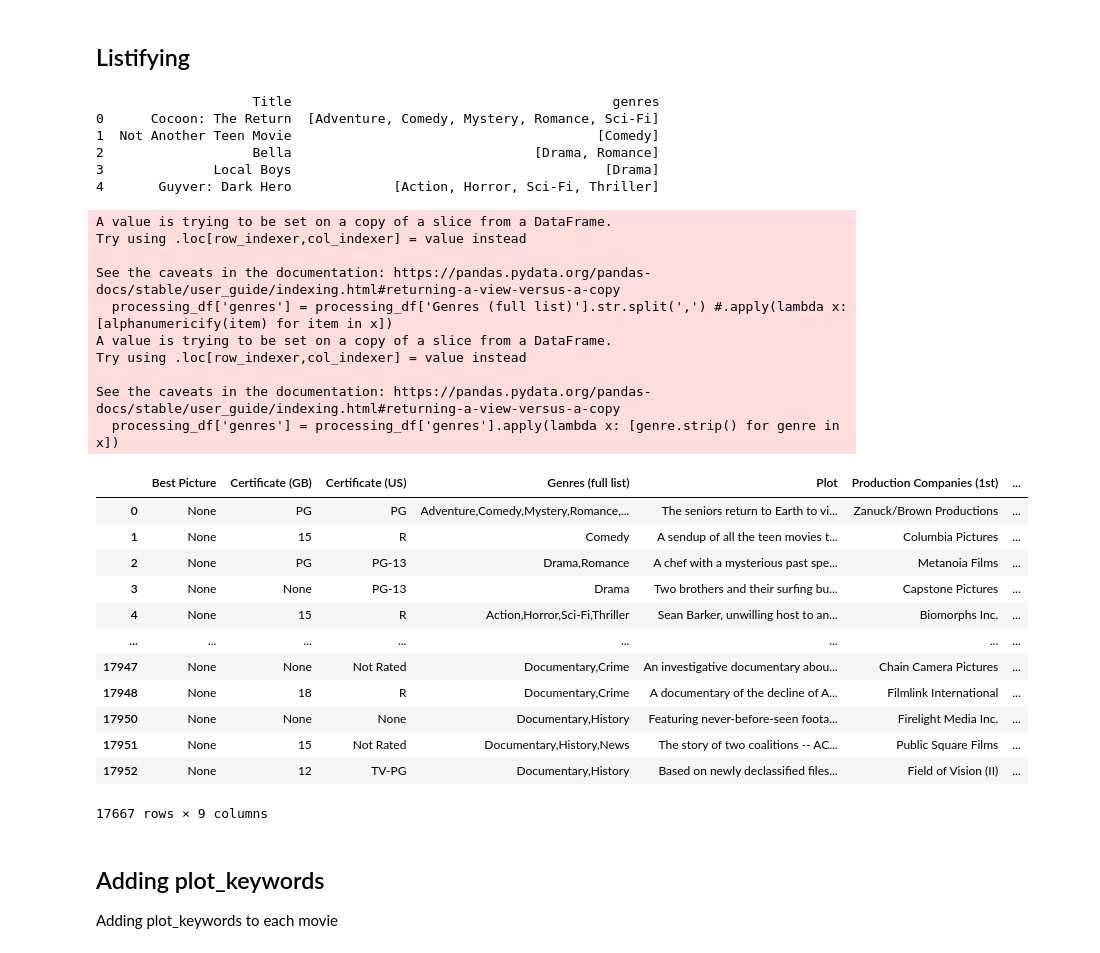
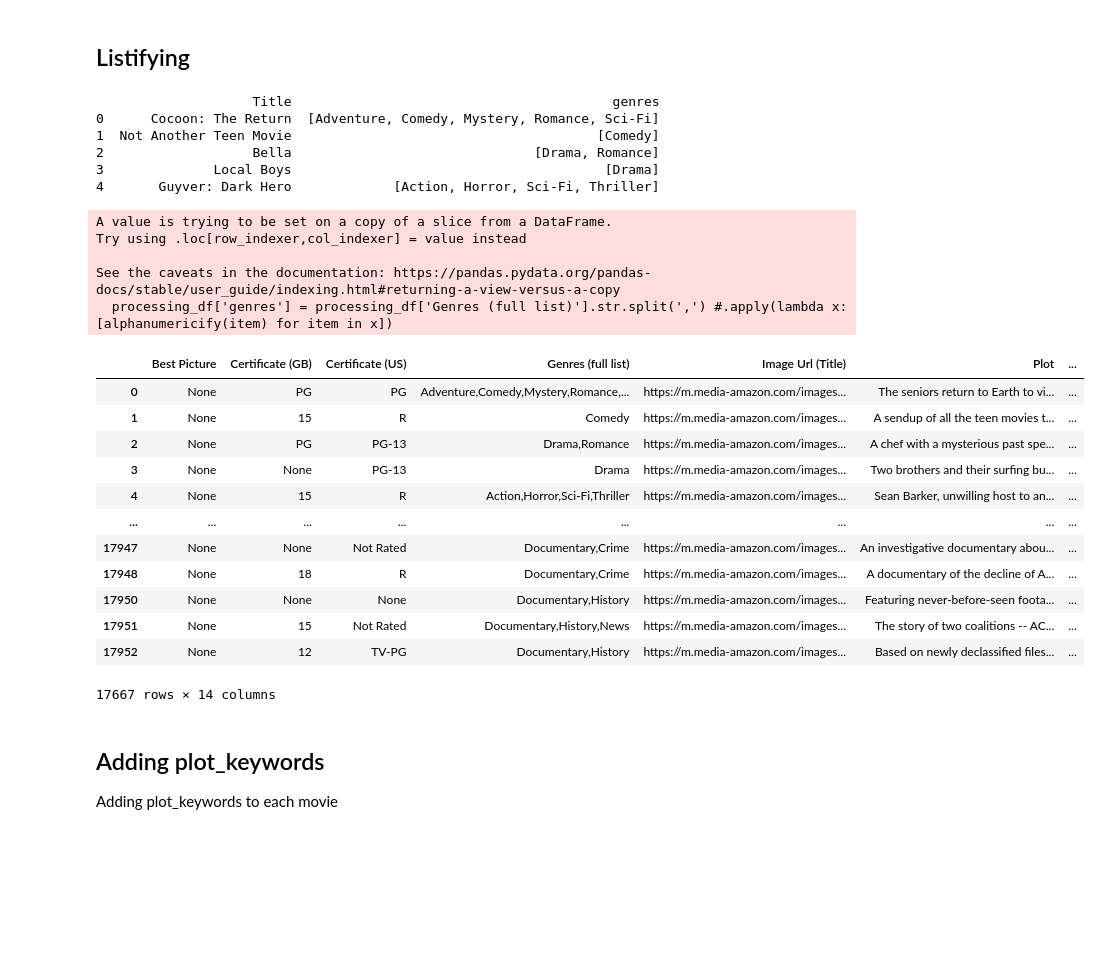
Before and after one commit to GameTL/IMDb-Curator, a Jupyter notebook: src/3ModelProcessing.ipynb, the cells around one changed output. Saved outputs shown, nothing was run; the diff lists cells and outputs as text; code cells hidden in the pictures; blank space fills up the shorter version.

```diff
--- a/src/3ModelProcessing.ipynb
+++ b/src/3ModelProcessing.ipynb
@@ -57,11 +57,10 @@ processing_df['Certificate (US)'] = processing_df['Certificate (US)'].fillna('No
 
 processing_df.drop(['Genres (1st)',
        'Genres (2nd)', 'Genres (3rd)',
-       'Image Url (Title)', 'IMDB Url (title)', 'Plot (medium)',
+       'IMDB Url (title)', 'Plot (medium)',
        'Production Companies (List)', 'Production Companies (2nd)',
-       'Production Companies (3rd)', 'Tagline',
-       'Title Id', 'Year of Release', 'What did they do ?',
-        'Number Of Votes', 'Runtime (Minutes)', 'Lead Actors'], axis=1, inplace=True)
+       'Production Companies (3rd)', 'Tagline', 'What did they do ?',
+        'Number Of Votes'], axis=1, inplace=True)
 print(processing_df.isnull().sum())
 processing_df
 # %% [output]
@@ -111,50 +115,44 @@ See the caveats in the documentation: https://pandas.pydata.org/pandas-docs/stab
 # %%
 import re
 
 # Function to process company names
 def alphanumericify(text):
     # Remove non-alphanumeric characters and strip whitespace
     return   re.sub(r'[^A-Za-z0-9 ]+', '', text)
 
 
 # Split the 'Genres (full list)' column on commas
 processing_df['genres'] = processing_df['Genres (full list)'].str.split(',') #.apply(lambda x: [alphanumericify(item) for item in x])
-processing_df['genres'] = processing_df['genres'].apply(lambda x: [genre.strip() for genre in x])
-
+# processing_df['genres'] = processing_df['Genres (full list)']
 # Display the DataFrame to verify the new 'genres' column
 print(processing_df[['Title', 'genres']].head())
 
 processing_df
 # %% [output]
                     Title                                         genres
 0      Cocoon: The Return  [Adventure, Comedy, Mystery, Romance, Sci-Fi]
 1  Not Another Teen Movie                                       [Comedy]
 2                   Bella                               [Drama, Romance]
 3              Local Boys                                        [Drama]
 4       Guyver: Dark Hero             [Action, Horror, Sci-Fi, Thriller]
 A value is trying to be set on a copy of a slice from a DataFrame.
 Try using .loc[row_indexer,col_indexer] = value instead
 
 See the caveats in the documentation: https://pandas.pydata.org/pandas-docs/stable/user_guide/indexing.html#returning-a-view-versus-a-copy
   processing_df['genres'] = processing_df['Genres (full list)'].str.split(',') #.apply(lambda x: [alphanumericify(item) for item in x])
-A value is trying to be set on a copy of a slice from a DataFrame.
-Try using .loc[row_indexer,col_indexer] = value instead
-
-See the caveats in the documentation: https://pandas.pydata.org/pandas-docs/stable/user_guide/indexing.html#returning-a-view-versus-a-copy
-  processing_df['genres'] = processing_df['genres'].apply(lambda x: [genre.strip() for genre in x])
-|  | Best Picture | Certificate (GB) | Certificate (US) | Genres (full list) | Plot | Production Companies (1st) | ... |
-| 0 | None | PG | PG | Adventure,Comedy,Mystery,Romance,... | The seniors return to Earth to vi... | Zanuck/Brown Productions | ... |
-| 1 | None | 15 | R | Comedy | A sendup of all the teen movies t... | Columbia Pictures | ... |
-| 2 | None | PG | PG-13 | Drama,Romance | A chef with a mysterious past spe... | Metanoia Films | ... |
-| 3 | None | None | PG-13 | Drama | Two brothers and their surfing bu... | Capstone Pictures | ... |
-| 4 | None | 15 | R | Action,Horror,Sci-Fi,Thriller | Sean Barker, unwilling host to an... | Biomorphs Inc. | ... |
+|  | Best Picture | Certificate (GB) | Certificate (US) | Genres (full list) | Image Url (Title) | Plot | ... |
+| 0 | None | PG | PG | Adventure,Comedy,Mystery,Romance,... | https://m.media-amazon.com/images... | The seniors return to Earth to vi... | ... |
+| 1 | None | 15 | R | Comedy | https://m.media-amazon.com/images... | A sendup of all the teen movies t... | ... |
+| 2 | None | PG | PG-13 | Drama,Romance | https://m.media-amazon.com/images... | A chef with a mysterious past spe... | ... |
+| 3 | None | None | PG-13 | Drama | https://m.media-amazon.com/images... | Two brothers and their surfing bu... | ... |
+| 4 | None | 15 | R | Action,Horror,Sci-Fi,Thriller | https://m.media-amazon.com/images... | Sean Barker, unwilling host to an... | ... |
 | ... | ... | ... | ... | ... | ... | ... | ... |
-| 17947 | None | None | Not Rated | Documentary,Crime | An investigative documentary abou... | Chain Camera Pictures | ... |
-| 17948 | None | 18 | R | Documentary,Crime | A documentary of the decline of A... | Filmlink International | ... |
-| 17950 | None | None | None | Documentary,History | Featuring never-before-seen foota... | Firelight Media Inc. | ... |
-| 17951 | None | 15 | Not Rated | Documentary,History,News | The story of two coalitions -- AC... | Public Square Films | ... |
-| 17952 | None | 12 | TV-PG | Documentary,History | Based on newly declassified files... | Field of Vision (II) | ... |
+| 17947 | None | None | Not Rated | Documentary,Crime | https://m.media-amazon.com/images... | An investigative documentary abou... | ... |
+| 17948 | None | 18 | R | Documentary,Crime | https://m.media-amazon.com/images... | A documentary of the decline of A... | ... |
+| 17950 | None | None | None | Documentary,History | https://m.media-amazon.com/images... | Featuring never-before-seen foota... | ... |
+| 17951 | None | 15 | Not Rated | Documentary,History,News | https://m.media-amazon.com/images... | The story of two coalitions -- AC... | ... |
+| 17952 | None | 12 | TV-PG | Documentary,History | https://m.media-amazon.com/images... | Based on newly declassified files... | ... |
-17667 rows × 9 columns
+17667 rows × 14 columns
 # %% [markdown]
 ## Adding plot_keywords
 
```
Also changed, not shown: parts of 8 cells of this notebook, 18 other files.
